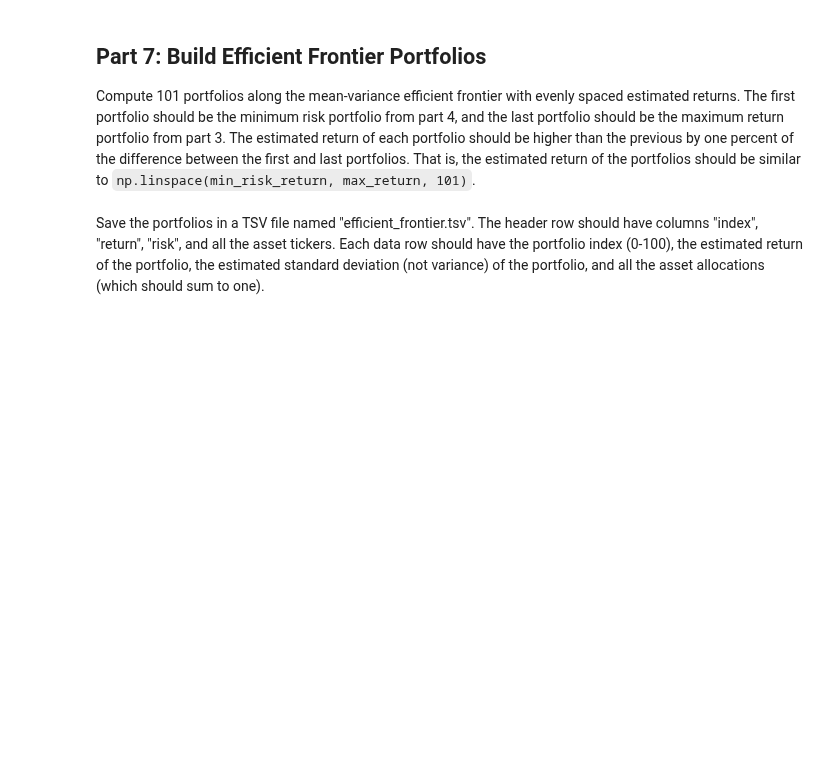
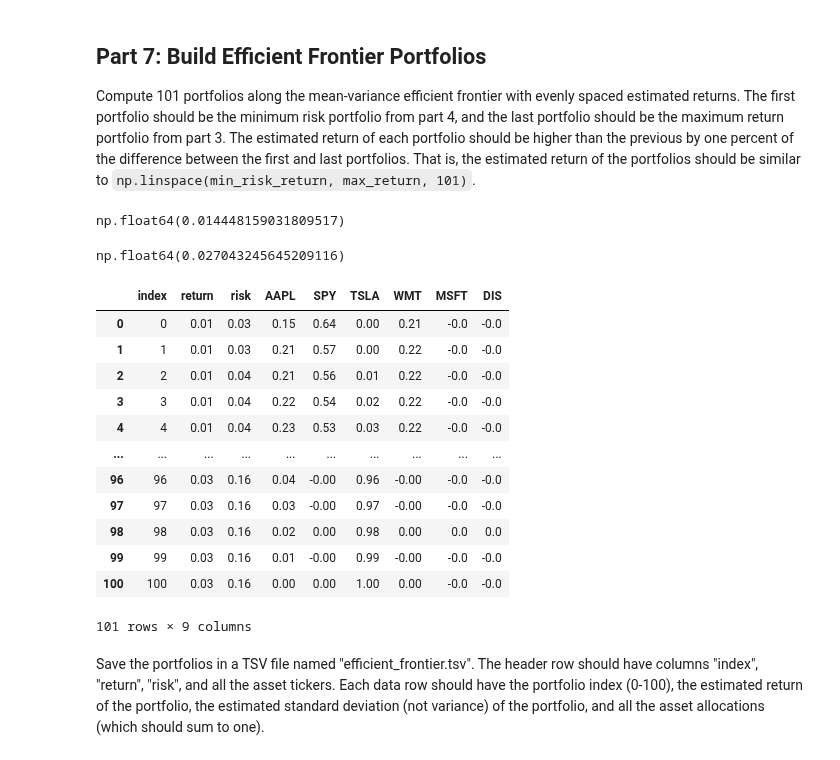
Before and after one commit to nwing2/DX704_Homework, a Jupyter notebook: dx704-project-01.ipynb, the cells around one changed output. Cells and saved outputs as stored; diff of their text form; code cells hidden in the pictures; blank space fills up the shorter version.

```diff
--- a/dx704-project-01.ipynb
+++ b/dx704-project-01.ipynb
@@ -77,0 +165,3 @@ This will serve as your estimate of expected return for each asset.
+# %%
+estimated_returns = historical_returns.mean()
+estimated_returns
@@ -93,0 +194,5 @@ Estimate the covariance matrix for the asset returns to understand how the asset
+# %%
+estimated_correlations = historical_returns.corr()
+
+estimated_covariance = historical_returns.cov()
+estimated_covariance
@@ -152,3 +315,55 @@ That is, the estimated return of the portfolios should be similar to `np.linspac
+# %%
+estimated_return_min_risk = x_minimum_risk.value @ estimated_returns
+estimated_return_min_risk
+# %% [output]
+np.float64(0.014448159031809517)
+# %%
+estimated_return_max_return = estimated_returns.max()
+estimated_return_max_return
+# %% [output]
+np.float64(0.027043245645209116)
+# %%
+ef_variances = []
+ef_returns = []
+ef_portfolios = []
+
+for r in np.linspace(estimated_return_min_risk, estimated_return_max_return, 101):
+    x_r = cp.Variable(n)
+
+    prob_r = cp.Problem(cp.Minimize(x_r.T @ estimated_covariance.to_numpy() @ x_r),
+                        [0 <= x_r, cp.sum(x_r) == 1, estimated_returns.to_numpy().reshape(1, -1) @ x_r == r])
+
+    ef_variances.append(prob_r.solve())
+    ef_returns.append(r.round(2))
+    ef_portfolios.append(x_r.value.round(2))
+
+ef_portfolios = np.asarray(ef_portfolios)
+
+efficient_frontier = pd.DataFrame({
+    "index": range(101),
+    "return": ef_returns,
+    "risk": np.sqrt(ef_variances).round(2),
+    **{
+        asset: ef_portfolios[:, i]
+        for i, asset in enumerate(estimated_returns.index)
+    }
+})
+
+efficient_frontier
+# %% [output]
+|  | index | return | risk | AAPL | SPY | TSLA | WMT | MSFT | DIS |
+| 0 | 0 | 0.01 | 0.03 | 0.15 | 0.64 | 0.00 | 0.21 | -0.0 | -0.0 |
+| 1 | 1 | 0.01 | 0.03 | 0.21 | 0.57 | 0.00 | 0.22 | -0.0 | -0.0 |
+| 2 | 2 | 0.01 | 0.04 | 0.21 | 0.56 | 0.01 | 0.22 | -0.0 | -0.0 |
+| 3 | 3 | 0.01 | 0.04 | 0.22 | 0.54 | 0.02 | 0.22 | -0.0 | -0.0 |
+| 4 | 4 | 0.01 | 0.04 | 0.23 | 0.53 | 0.03 | 0.22 | -0.0 | -0.0 |
+| ... | ... | ... | ... | ... | ... | ... | ... | ... | ... |
+| 96 | 96 | 0.03 | 0.16 | 0.04 | -0.00 | 0.96 | -0.00 | -0.0 | -0.0 |
+| 97 | 97 | 0.03 | 0.16 | 0.03 | -0.00 | 0.97 | -0.00 | -0.0 | -0.0 |
+| 98 | 98 | 0.03 | 0.16 | 0.02 | 0.00 | 0.98 | 0.00 | 0.0 | 0.0 |
+| 99 | 99 | 0.03 | 0.16 | 0.01 | -0.00 | 0.99 | -0.00 | -0.0 | -0.0 |
+| 100 | 100 | 0.03 | 0.16 | 0.00 | 0.00 | 1.00 | 0.00 | -0.0 | -0.0 |
+101 rows × 9 columns
 # %% [markdown]
 Save the portfolios in a TSV file named "efficient_frontier.tsv".
 The header row should have columns "index", "return", "risk", and all the asset tickers.
```
Also changed, not shown: parts of 33 cells of this notebook, 8 other files.
